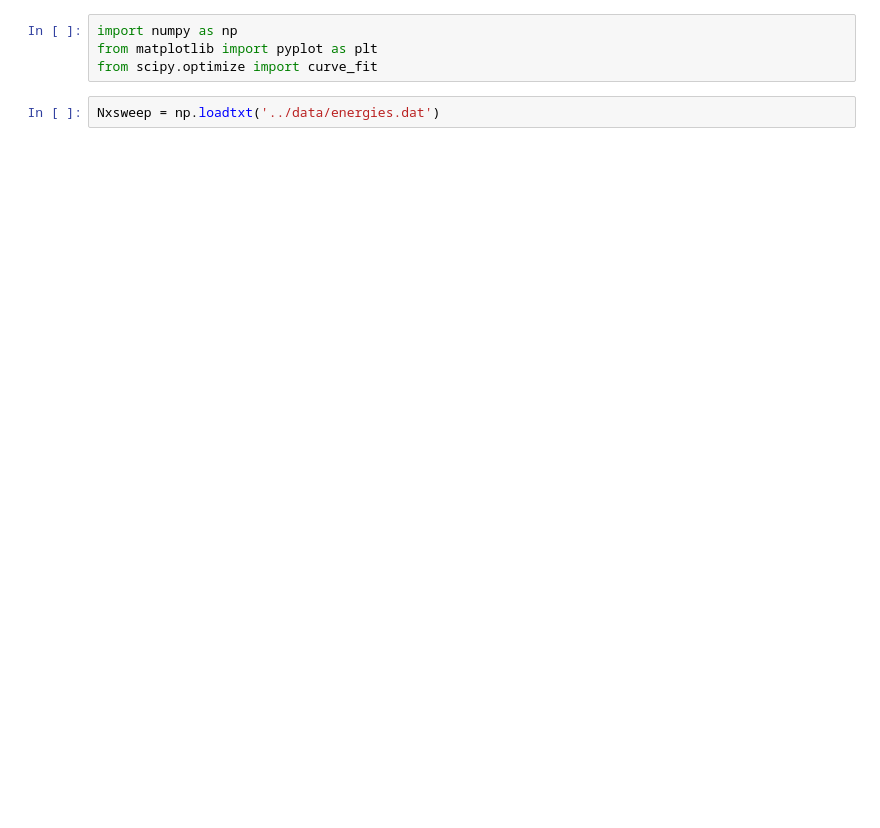
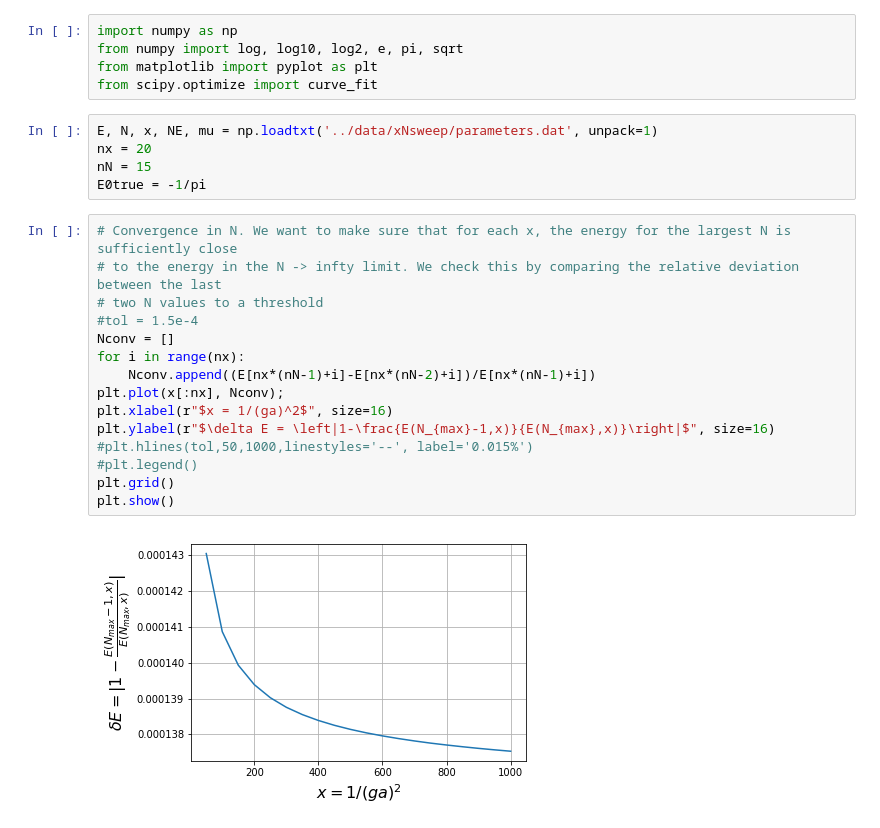
Before and after one commit to qurist/gauge-mps, a Jupyter notebook: scripts/Data analysis.ipynb, the cells around one changed output. Saved outputs shown, nothing was run; the diff lists cells and outputs as text; blank space fills up the shorter version.

```diff
--- a/scripts/Data analysis.ipynb
+++ b/scripts/Data analysis.ipynb
@@ -1,6 +1,27 @@
 # %%
 import numpy as np
+from numpy import log, log10, log2, e, pi, sqrt
 from matplotlib import pyplot as plt
 from scipy.optimize import curve_fit
-# %%
-Nxsweep = np.loadtxt('../data/energies.dat')
+# %%
+E, N, x, NE, mu = np.loadtxt('../data/xNsweep/parameters.dat', unpack=1)
+nx = 20
+nN = 15
+E0true = -1/pi
+# %%
+# Convergence in N. We want to make sure that for each x, the energy for the largest N is sufficiently close
+# to the energy in the N -> infty limit. We check this by comparing the relative deviation between the last
+# two N values to a threshold
+#tol = 1.5e-4
+Nconv = []
+for i in range(nx):
+    Nconv.append((E[nx*(nN-1)+i]-E[nx*(nN-2)+i])/E[nx*(nN-1)+i])
+plt.plot(x[:nx], Nconv);
+plt.xlabel(r"$x = 1/(ga)^2$", size=16)
+plt.ylabel(r"$\delta E = \left|1-\frac{E(N_{max}-1,x)}{E(N_{max},x)}\right|$", size=16)
+#plt.hlines(tol,50,1000,linestyles='--', label='0.015%')
+#plt.legend()
+plt.grid()
+plt.show()
+# %% [output]
+[figure, added]
```
Also changed, not shown: parts of 10 cells of this notebook, 11 other files.
